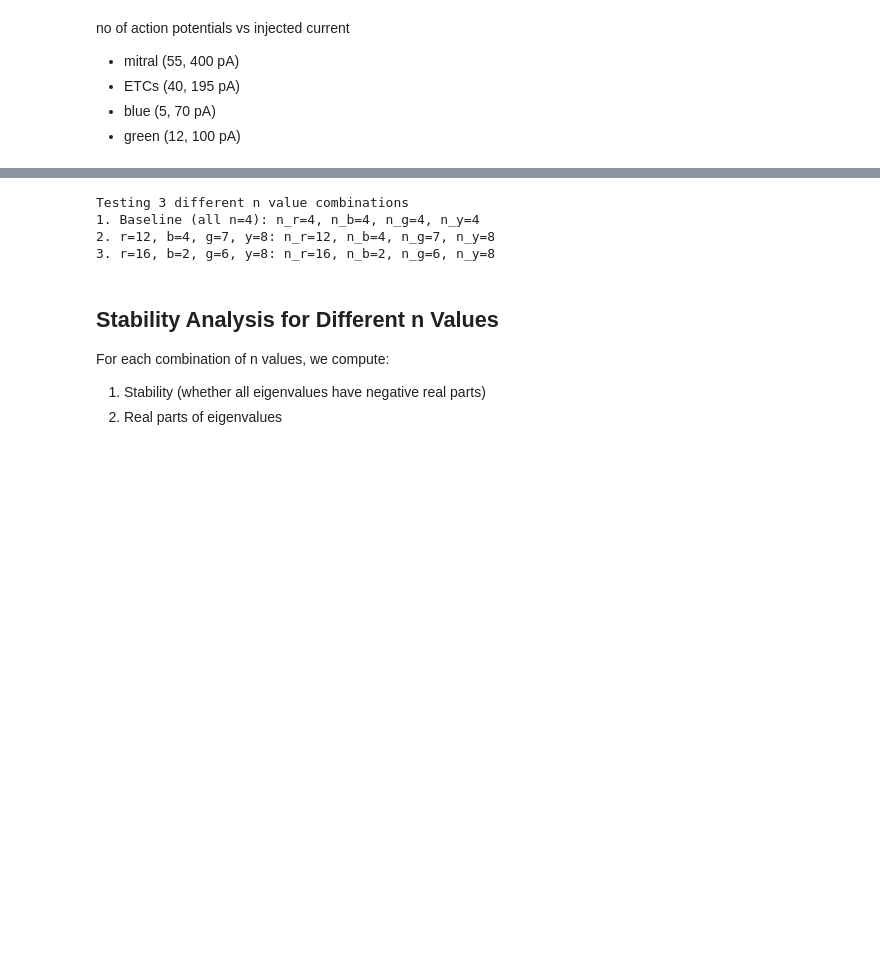
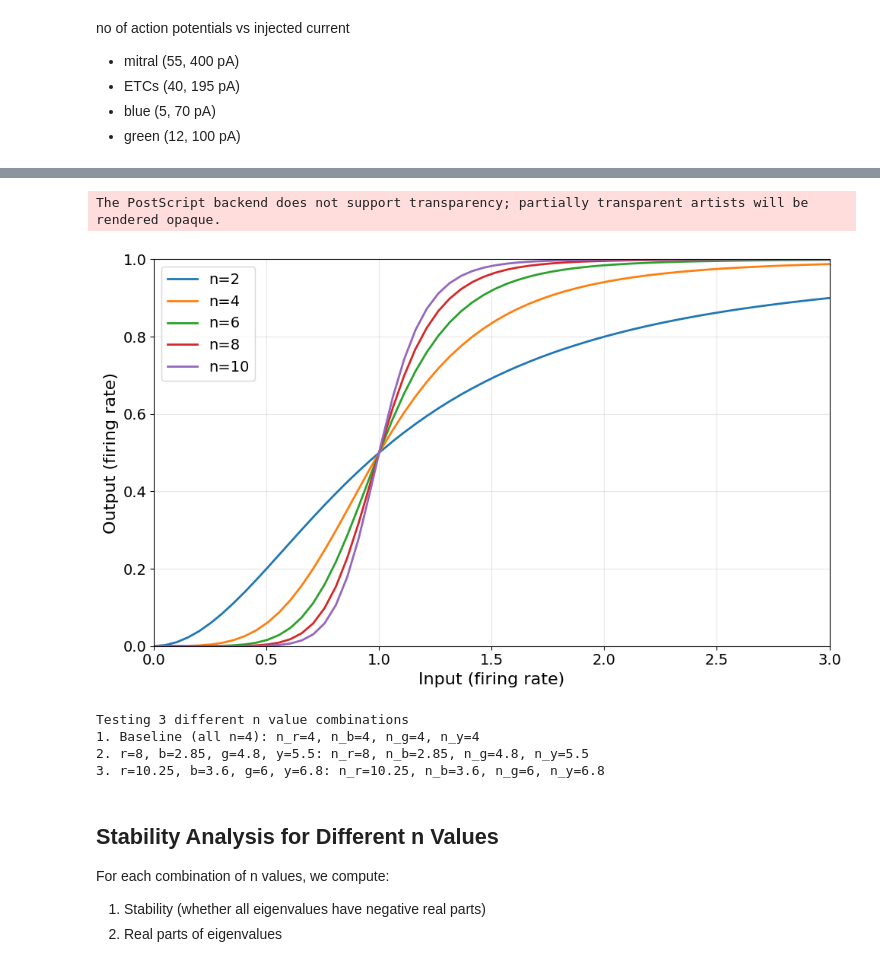
Before and after one commit to hizakim/4th_yr_project, a Jupyter notebook: TMR_after_26_2_2_n_values.ipynb, the cells around one changed output, grey strips where cells are left out. Drawn from its saved outputs; the diff is of its cells as text; code cells hidden in the pictures; blank space fills up the shorter version.

```diff
--- a/TMR_after_26_2_2_n_values.ipynb
+++ b/TMR_after_26_2_2_n_values.ipynb
@@ -272,3 +288,27 @@ plt.show()
+# %%
+# Visualise the Naka-Rushton function
+x_vals = jnp.linspace(0, 5, 100)
+n_values = [2, 4, 6, 8, 10]
+
+plt.figure(figsize=(10, 6))
+for n in n_values:
+    y_vals = nr(x_vals, n=n)
+    plt.plot(x_vals, y_vals, label=f'n={n}', linewidth=2)
+
+plt.xlabel('Input (firing rate)', fontsize=16)
+plt.ylabel('Output (firing rate)', fontsize=16)
+plt.grid(True, alpha=0.3)
+plt.xlim(0, 3)
+plt.ylim(0, 1)
+#plt.axhline(y=0.5, color='r', linestyle='--', alpha=0.5, label='Target firing rate (0.5)')
+plt.tick_params(axis='both', direction='out', labelsize=14)
+plt.legend(fontsize=14)
+plt.tight_layout()
+plt.savefig(f'Figures/Naka_Rushton.eps')
+plt.show()
+# %% [output]
+The PostScript backend does not support transparency; partially transparent artists will be rendered opaque.
+[figure, added]
 # %%
 # Define n values to test
 
@@ -277,8 +317,8 @@ n_combinations = [
     # Baseline: all same (lowest value)
     {'n_r': 4, 'n_b': 4, 'n_g': 4, 'n_y': 4, 'name': 'Baseline (all n=4)'},
 
-    {'n_r': 12, 'n_b': 4, 'n_g': 7, 'n_y': 8, 'name': 'r=12, b=4, g=7, y=8'},
-    {'n_r': 16, 'n_b': 2, 'n_g': 6, 'n_y': 8, 'name': 'r=16, b=2, g=6, y=8'},
+    {'n_r': 8, 'n_b': 2.85, 'n_g': 4.8, 'n_y': 5.5, 'name': 'r=8, b=2.85, g=4.8, y=5.5'},
+    {'n_r': 10.25, 'n_b': 3.6, 'n_g': 6, 'n_y': 6.8, 'name': 'r=10.25, b=3.6, g=6, y=6.8'},
 ]
 
 print(f"Testing {len(n_combinations)} different n value combinations")
@@ -287,8 +327,8 @@ for i, combo in enumerate(n_combinations):
 # %% [output]
 Testing 3 different n value combinations
 1. Baseline (all n=4): n_r=4, n_b=4, n_g=4, n_y=4
-2. r=12, b=4, g=7, y=8: n_r=12, n_b=4, n_g=7, n_y=8
-3. r=16, b=2, g=6, y=8: n_r=16, n_b=2, n_g=6, n_y=8
+2. r=8, b=2.85, g=4.8, y=5.5: n_r=8, n_b=2.85, n_g=4.8, n_y=5.5
+3. r=10.25, b=3.6, g=6, y=6.8: n_r=10.25, n_b=3.6, n_g=6, n_y=6.8
 # %% [markdown]
 ## Stability Analysis for Different n Values
 
```
Also changed, not shown: parts of 2 cells of this notebook, 2 other files.
